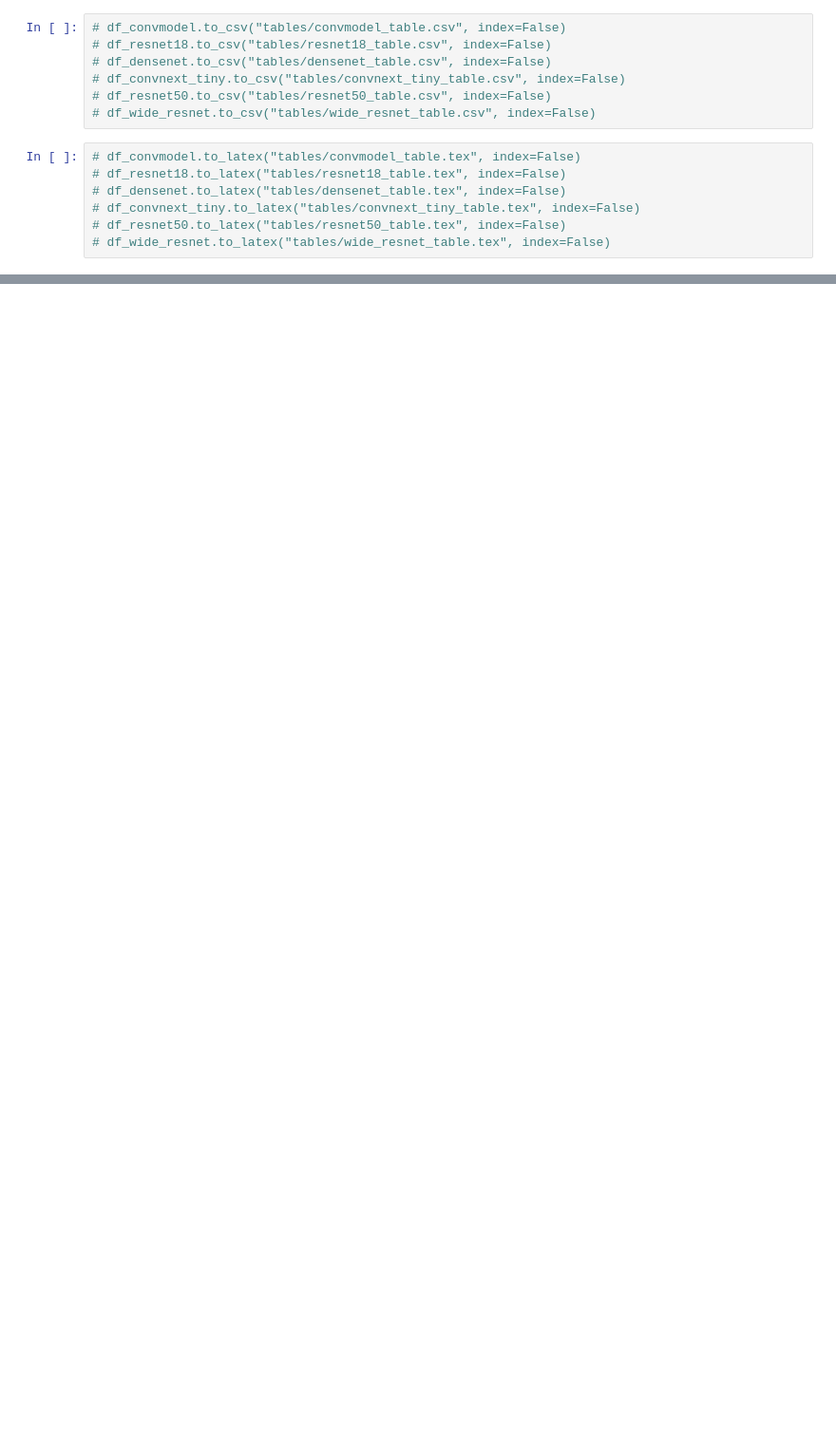
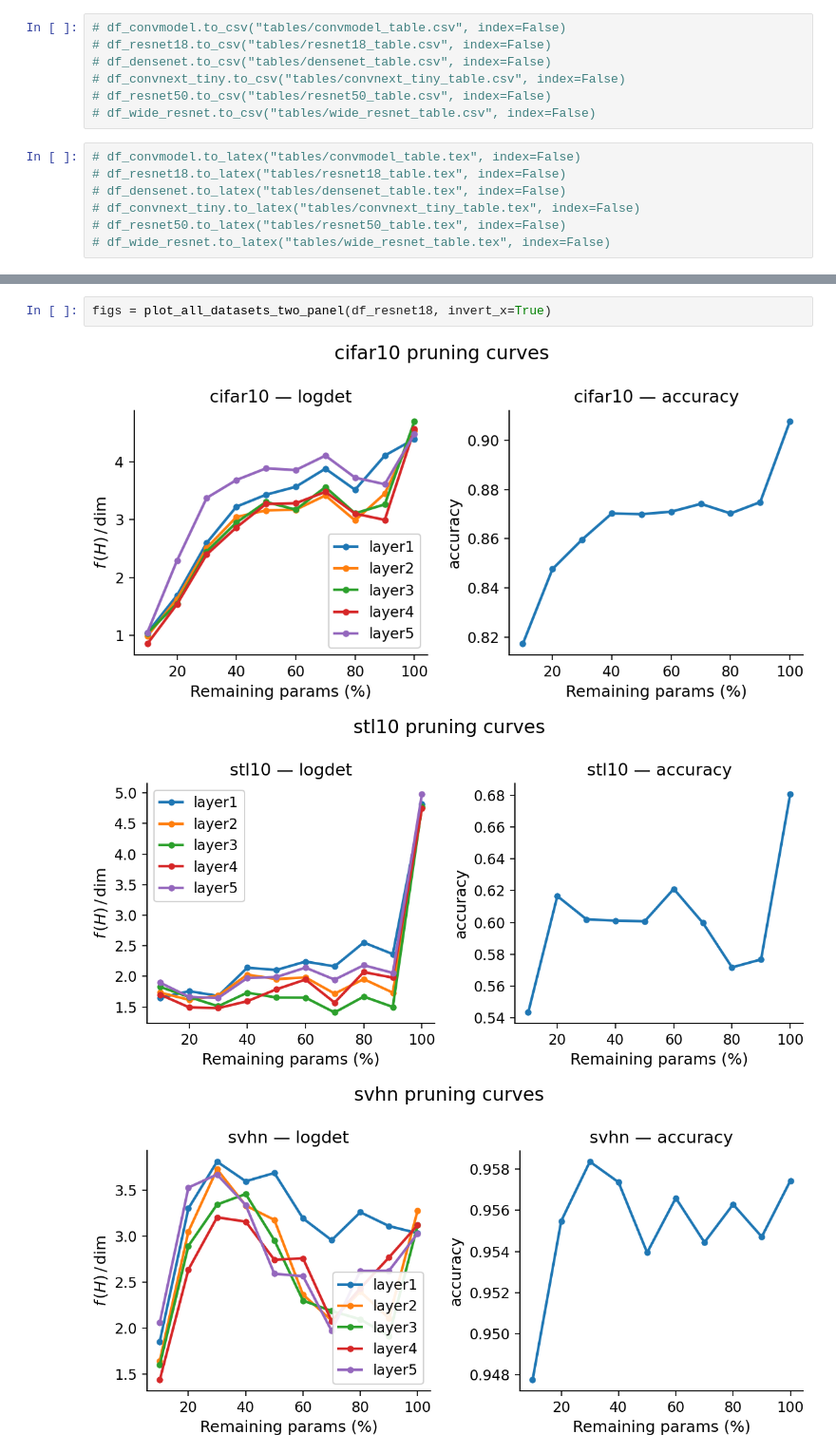
Before and after one commit to PerezLucas2903/LTH-FisherInformation, a Jupyter notebook: plots_and_tables/make_tables.ipynb, the cells around one changed output, grey strips where cells are left out. Shown at 95% size. Drawn from its saved outputs; the diff is of its cells as text; blank space fills up the shorter version.

```diff
--- a/plots_and_tables/make_tables.ipynb
+++ b/plots_and_tables/make_tables.ipynb
@@ -194,0 +399,6 @@ df_convmodel.head()
+# %%
+figs = plot_all_datasets_two_panel(df_resnet18, invert_x=True)
+# %% [output]
+[figure, added]
+[figure, added]
+[figure, added]
```
Also changed, not shown: parts of 5 cells of this notebook, 11 other files.
